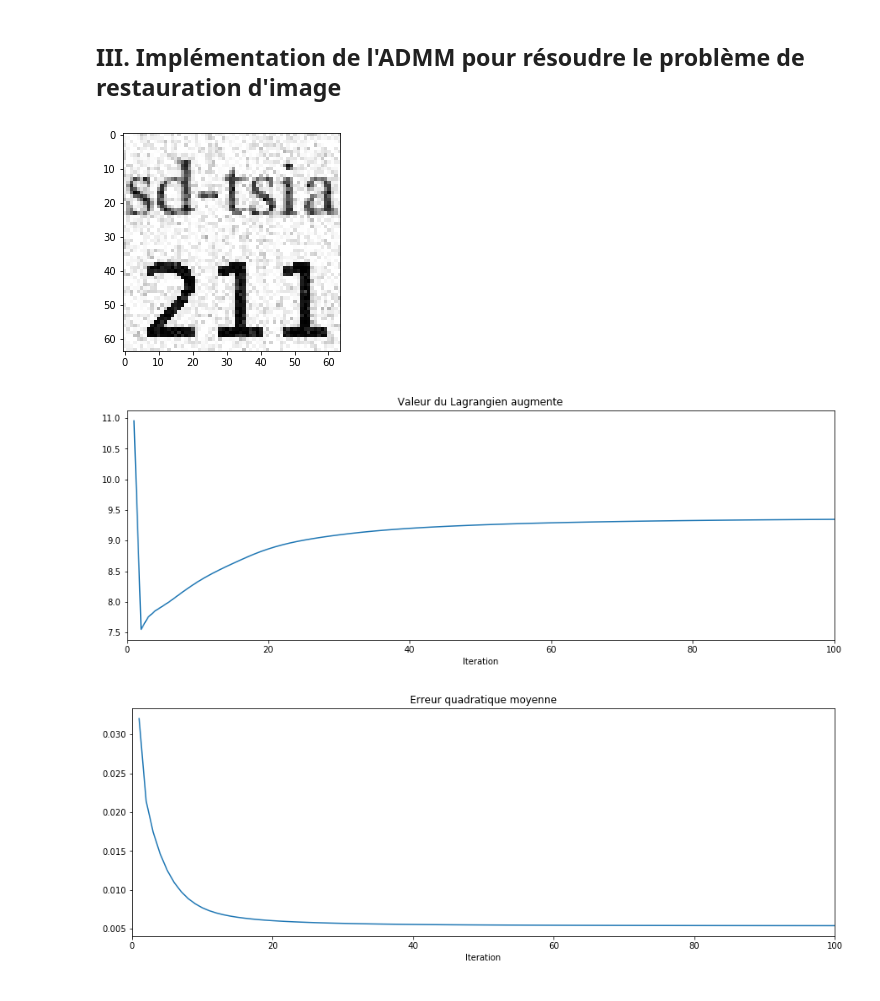
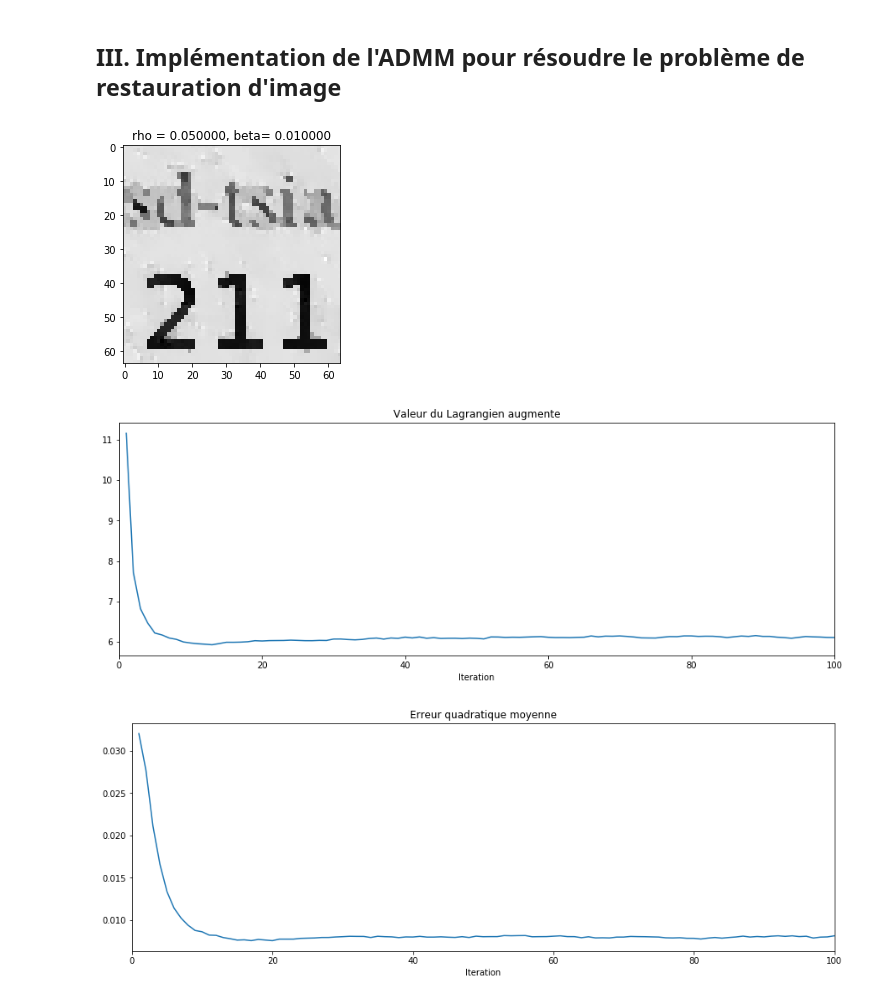
Before and after one commit to ahmed-bensaad/TP03_SD211, a Jupyter notebook: TP Restauration D'images SD-TSIA211 Ahmed_Ben_Saad.ipynb, the cells around one changed output. Drawn from its saved outputs; the diff is of its cells as text; code cells hidden in the pictures.

```diff
--- a/TP Restauration D'images SD-TSIA211 Ahmed_Ben_Saad.ipynb
+++ b/TP Restauration D'images SD-TSIA211 Ahmed_Ben_Saad.ipynb
@@ -75,12 +75,12 @@ def seuillage_doux(z, seuil):
 # %%
 def argmin_z2(x,rho,g2,beta,T):
     Tx=np.dot(T,x)
-    rhog=(1./rho)*g2
-    return((Tx+rhog)*np.maximum(0.0,1.0-(1./rho)*beta/np.linalg.norm(Tx+rhog)))
-    #z2 = Tx + g2/rho
-    #for i in range(len(z2)):
-    #    z2[i] = seuillage_doux(z2[i], beta/rho)
-    #return z2
+    #rhog=(1./rho)*g2
+    #return((Tx+rhog)*np.maximum(0.0,1.0-(1./rho)*beta/np.linalg.norm(Tx+rhog)))
+    z2 = Tx + g2/rho
+    for i in range(len(z2)):
+        z2[i] = seuillage_doux(z2[i], beta/rho)
+    return z2
 # %% [markdown]
 ### Préparation 5
 # %%
@@ -96,7 +96,7 @@ beta=0.01
 kmax=100
 X_Original = X.reshape((4096,1))
 # %%
-def ADMM():
+def ADMM(rho,beta):
     y=np.reshape(XX,(4096,1))
     x=np.zeros((4096,1))
     z1=x
@@ -120,15 +120,17 @@ def ADMM():
         L_5=0.5*rho*(np.linalg.norm(x-z1))**2
         L_6=0.5*rho*(np.linalg.norm(np.dot(T,x)-z2))**2
         L.append( L_1 + L_2 + L_3 + L_4 + L_5 + L_6 )
-
+        #L.append(np.sum((h.dot(x)-y)*(h.dot(x)-y))/2.+beta*np.sum(np.fabs(z2))+np.sum(g1*(x-z1)) + np.sum(g2*(T.dot(x)-z2)) + \
+        #   rho*np.sum((x-z1)*(x-z1))/2. + rho*np.sum((T.dot(x)-z2)*(T.dot(x)-z2))/2.)
     x=x.reshape(64,64)
+    plt.title("rho = %f, beta= %f" %(rho, beta))
     plt.imshow(x,cmap='gray')
     plt.show()
     return(x,y,eqm,L)
 # %%
-x,y,eqm,L = ADMM()
+x,y,eqm,L = ADMM(rho,beta)
 # %% [output]
-[figure, old version]
+[figure, new version]
 # %%
 abscisse = range(1, kmax+1)
 plt.figure(3, figsize=(15, 5))
@@ -144,5 +146,5 @@ plt.xlabel("Iteration")
 plt.xlim(0, 100)
 plt.show()
 # %% [output]
-[figure, old version]
+[figure, new version]
-[figure, old version]
+[figure, new version]
```
Also changed, not shown: parts of 6 cells of this notebook.
